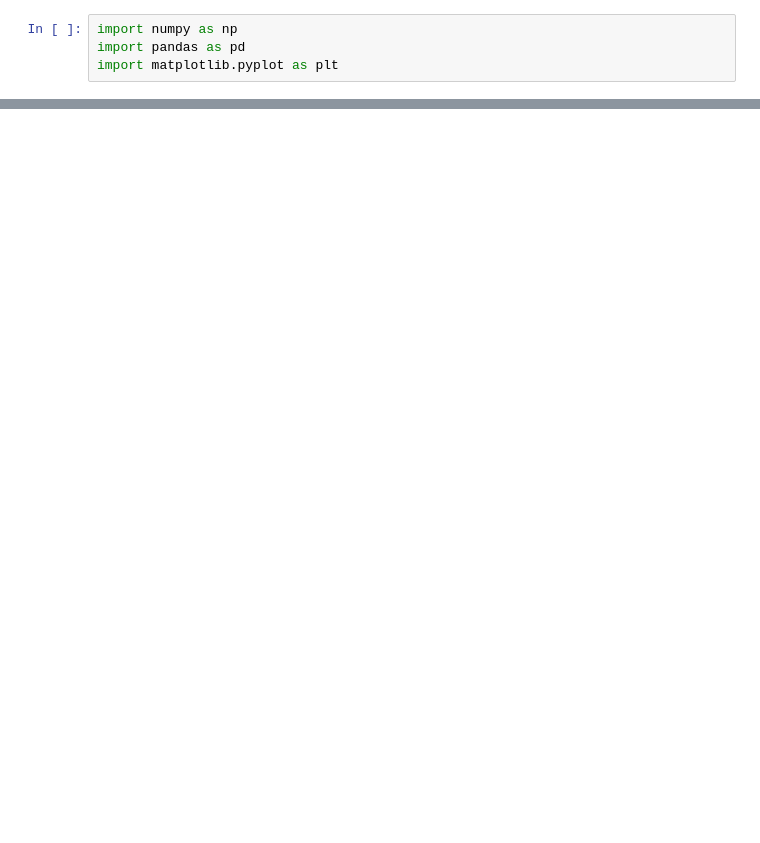
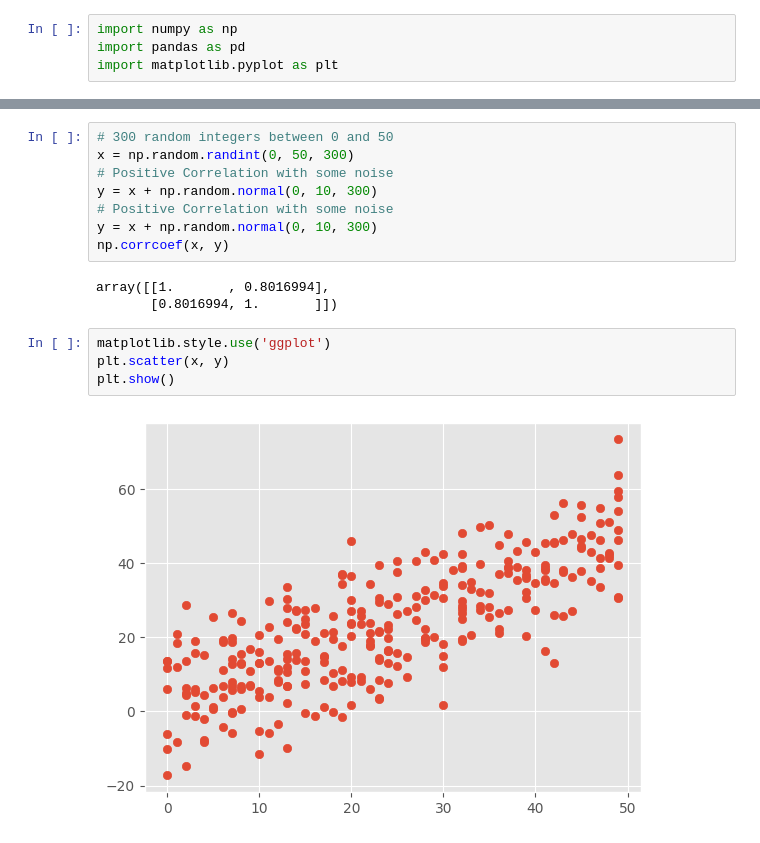
Before and after one commit to radhikasharma-0203/Reinforcement-Learning-21csu462, a Jupyter notebook: RLL2.ipynb, the cells around one changed output, grey strips where cells are left out. Saved outputs shown, nothing was run; the diff lists cells and outputs as text; blank space fills up the shorter version.

```diff
--- a/RLL2.ipynb
+++ b/RLL2.ipynb
@@ -126,0 +125,17 @@ plt.show()
+# %%
+# 300 random integers between 0 and 50
+x = np.random.randint(0, 50, 300)
+# Positive Correlation with some noise
+y = x + np.random.normal(0, 10, 300)
+# Positive Correlation with some noise
+y = x + np.random.normal(0, 10, 300)
+np.corrcoef(x, y)
+# %% [output]
+array([[1.       , 0.8016994],
+       [0.8016994, 1.       ]])
+# %%
+matplotlib.style.use('ggplot')
+plt.scatter(x, y)
+plt.show()
+# %% [output]
+[figure, added]
```
Also changed, not shown: parts of 10 cells of this notebook.
